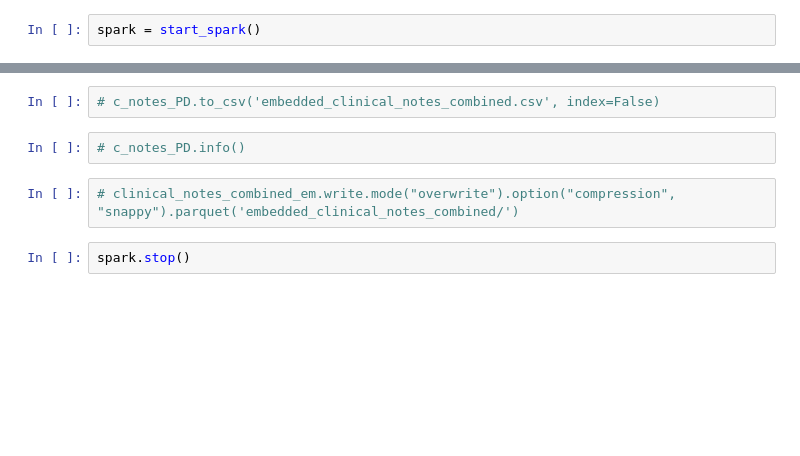
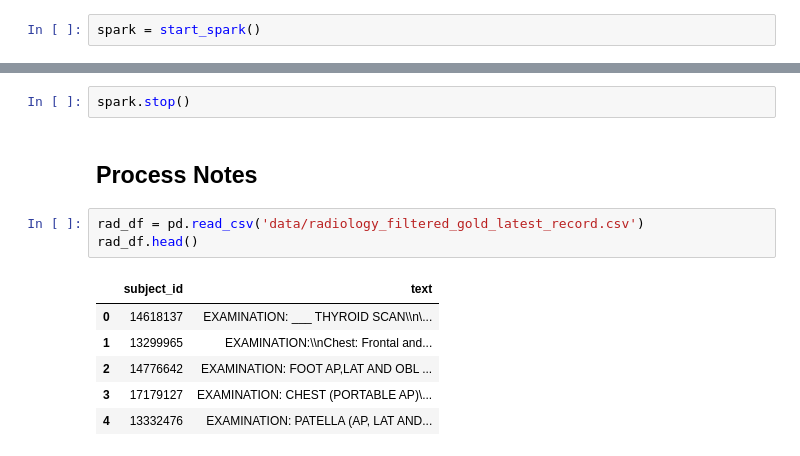
Before and after one commit to johnmelel/MachineLearning1_CT, a Jupyter notebook: patient_notes_creation.ipynb, the cells around one changed output, grey strips where cells are left out. Cells and saved outputs as stored; diff of their text form; blank space fills up the shorter version.

```diff
--- a/patient_notes_creation.ipynb
+++ b/patient_notes_creation.ipynb
@@ -209,8 +245,14 @@ clinical_notes_combined_em.count()
-# %%
-# c_notes_PD.to_csv('embedded_clinical_notes_combined.csv', index=False)
-# %%
-# c_notes_PD.info()
-# %%
-# clinical_notes_combined_em.write.mode("overwrite").option("compression", "snappy").parquet('embedded_clinical_notes_combined/')
 # %%
 spark.stop()
+# %% [markdown]
+## Process Notes
+# %%
+rad_df = pd.read_csv('data/radiology_filtered_gold_latest_record.csv')
+rad_df.head()
+# %% [output]
+|  | subject_id | text |
+| 0 | 14618137 | EXAMINATION: ___ THYROID SCAN\\n\... |
+| 1 | 13299965 | EXAMINATION:\\nChest: Frontal and... |
+| 2 | 14776642 | EXAMINATION: FOOT AP,LAT AND OBL ... |
+| 3 | 17179127 | EXAMINATION: CHEST (PORTABLE AP)\... |
+| 4 | 13332476 | EXAMINATION: PATELLA (AP, LAT AND... |
```
Also changed, not shown: parts of 67 cells of this notebook, 3 other files.
